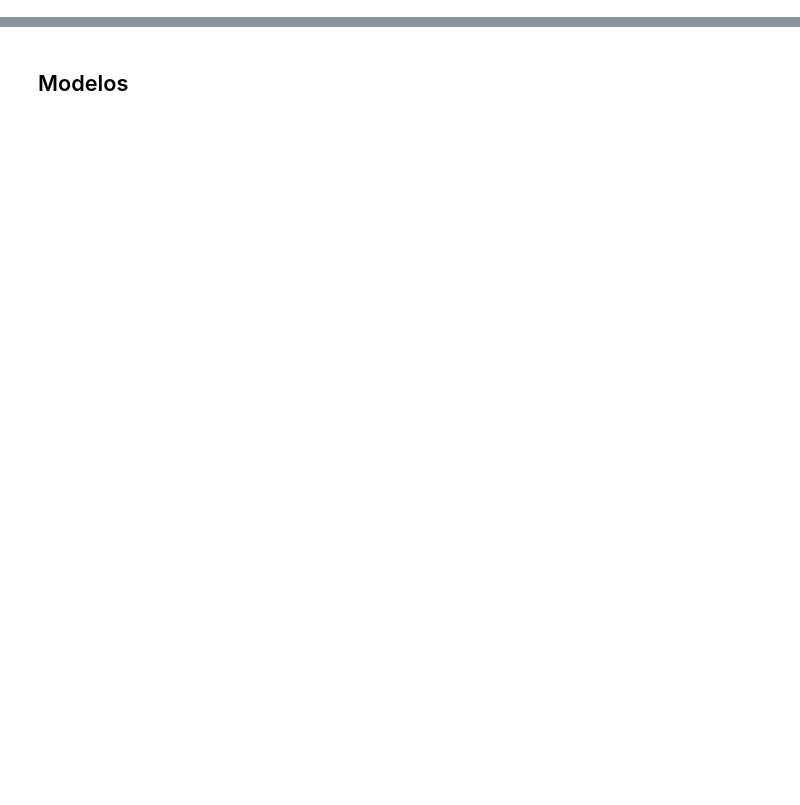
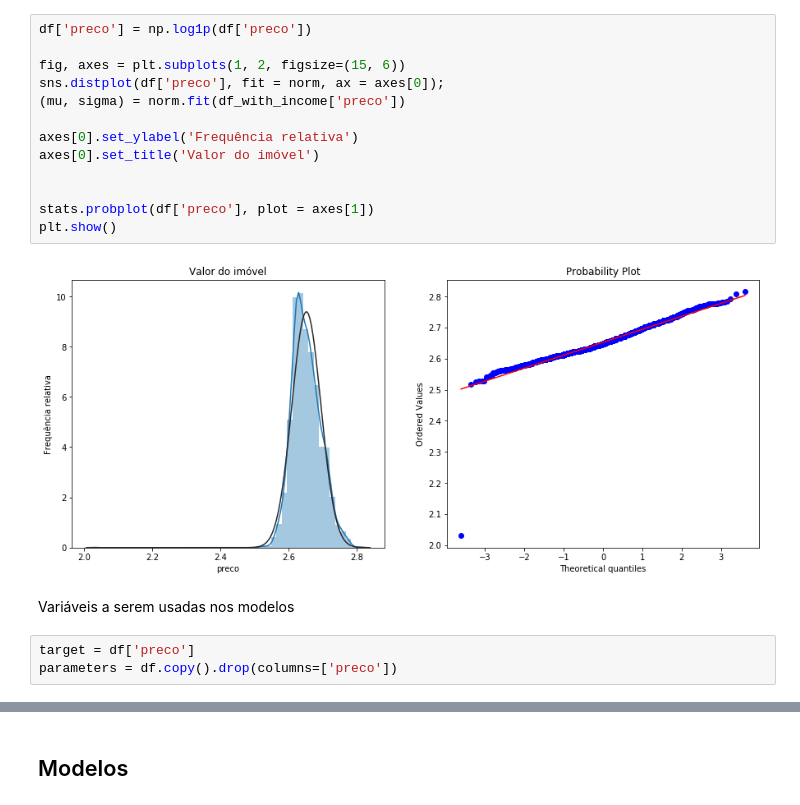
Before and after one commit to lucaslrolim/house_prices_recife, a Jupyter notebook: kernel.ipynb, the cells around one changed output, grey strips where cells are left out. Saved outputs shown, nothing was run; the diff lists cells and outputs as text; blank space fills up the shorter version.

```diff
--- a/kernel.ipynb
+++ b/kernel.ipynb
@@ -146,0 +171,20 @@ data['neighborhood_normalized'] = {"parameter": paramaters_ninfo_n, "target": ta
+# %%
+df['preco'] = np.log1p(df['preco'])
+
+fig, axes = plt.subplots(1, 2, figsize=(15, 6))
+sns.distplot(df['preco'], fit = norm, ax = axes[0]);
+(mu, sigma) = norm.fit(df_with_income['preco'])
+
+axes[0].set_ylabel('Frequência relativa')
+axes[0].set_title('Valor do imóvel')
+
+
+stats.probplot(df['preco'], plot = axes[1])
+plt.show()
+# %% [output]
+[figure, added]
+# %% [markdown]
+Variáveis a serem usadas nos modelos
+# %%
+target = df['preco']
+parameters = df.copy().drop(columns=['preco'])
```
Also changed, not shown: parts of 61 cells of this notebook, 1 other file.
